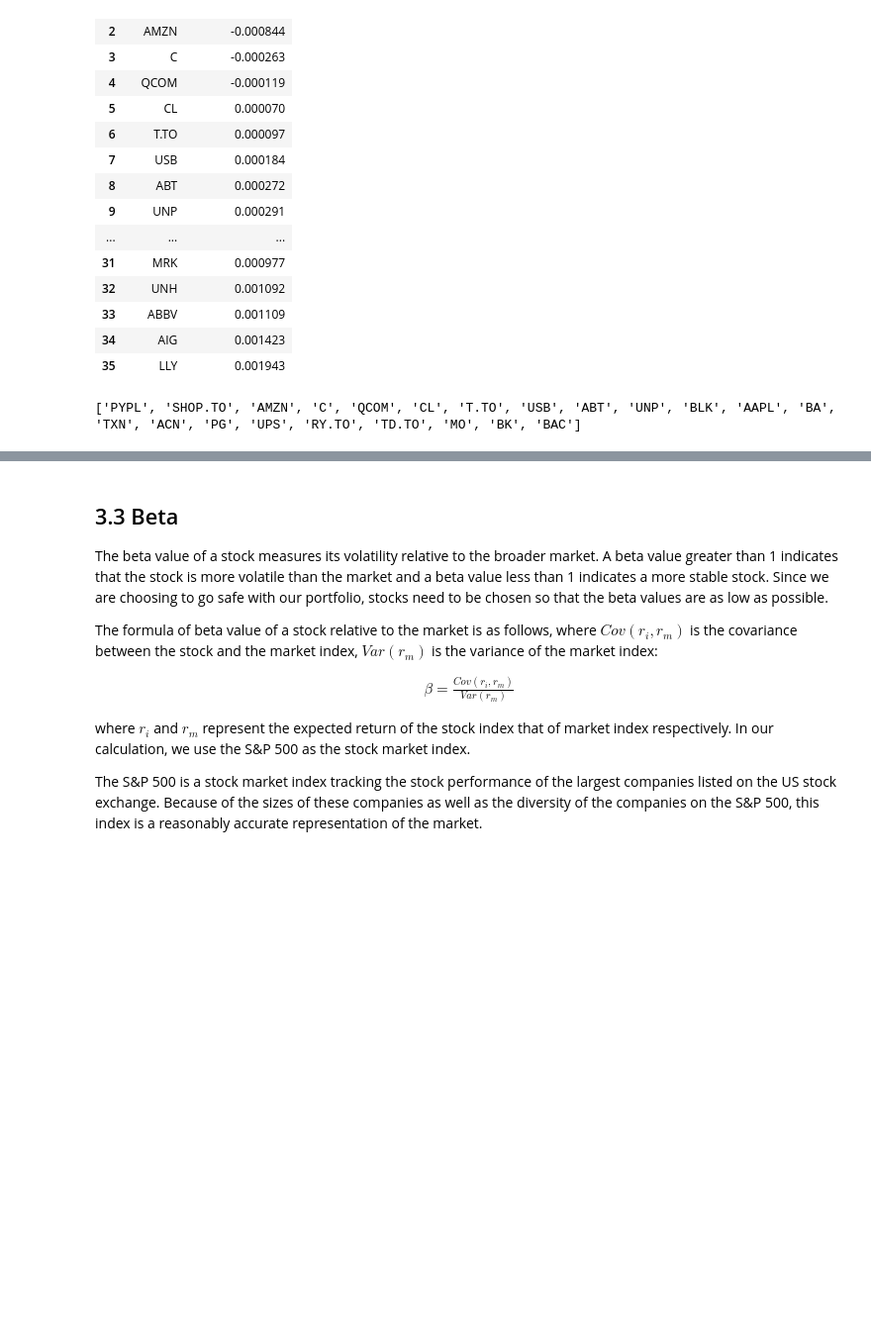
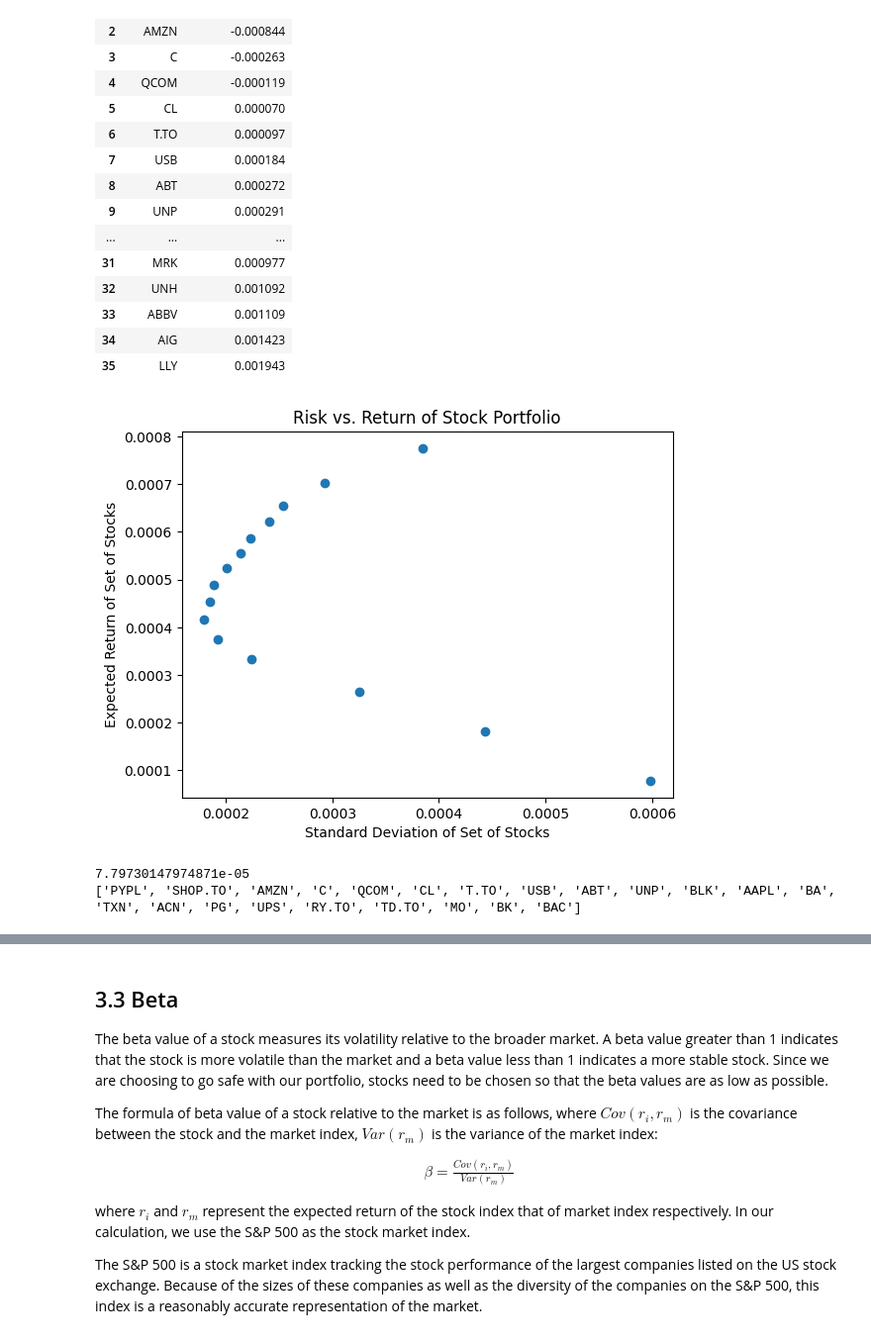
Before and after one commit to Zemelware/robo_stock_advisor, a Jupyter notebook: robo_stock_advisor.ipynb, the cells around one changed output, grey strips where cells are left out. Shown: that part at 99% size. Saved outputs shown, nothing was run; the diff lists cells and outputs as text; code cells hidden in the pictures; blank space fills up the shorter version.

```diff
--- a/robo_stock_advisor.ipynb
+++ b/robo_stock_advisor.ipynb
@@ -419,33 +420,46 @@ stock_expected_returns
 def get_minimal_returns(expected_returns):
     # Number of possible combinations
     combinations = (expected_returns.shape[0] - max_stocks) + 1
 
     abs_expected_returns = []
     stock_sets = []
+    stds = []
 
-    for i in range(combinations):
+    for _ in range(combinations):
         # Get set of 22 stocks
         expected_returns_set = expected_returns.head(max_stocks)
 
         # Get stocks and the average expected return
         stock_set = list(expected_returns_set["ticker"])
         expected_return = expected_returns_set["expected_return"].mean()
+        port_std = expected_returns_set["expected_return"].std()
 
         # Add to list
         stock_sets.append(stock_set)
         abs_expected_returns.append(abs(expected_return))
+        stds.append(port_std)
 
         # Drop first row
         expected_returns = expected_returns.drop(expected_returns.index[0])
 
+    plt.scatter(stds, abs_expected_returns)
+    plt.title("Risk vs. Return of Stock Portfolio")
+    plt.xlabel("Standard Deviation of Set of Stocks")
+    plt.ylabel("Expected Return of Set of Stocks")
+    plt.show()
+
+
     # Get index that produces least absolute return
     minimal_returns_index = abs_expected_returns.index(min(abs_expected_returns))
+    print(abs_expected_returns[minimal_returns_index])
 
     # Return list of optimal stocks that produce least expected return
     stock_minimal_returns = stock_sets[minimal_returns_index]
     return stock_minimal_returns
 
-l_exp_returns_stocks = get_minimal_returns(stock_expected_returns)
+l_exp_returns_stocks = get_minimal_returns(sorted_stock_expected_returns)
 print(l_exp_returns_stocks)
 # %% [output]
+[figure, added]
+7.79730147974871e-05
 ['PYPL', 'SHOP.TO', 'AMZN', 'C', 'QCOM', 'CL', 'T.TO', 'USB', 'ABT', 'UNP', 'BLK', 'AAPL', 'BA', 'TXN', 'ACN', 'PG', 'UPS', 'RY.TO', 'TD.TO', 'MO', 'BK', 'BAC']
```
Also changed, not shown: parts of 11 cells of this notebook.
